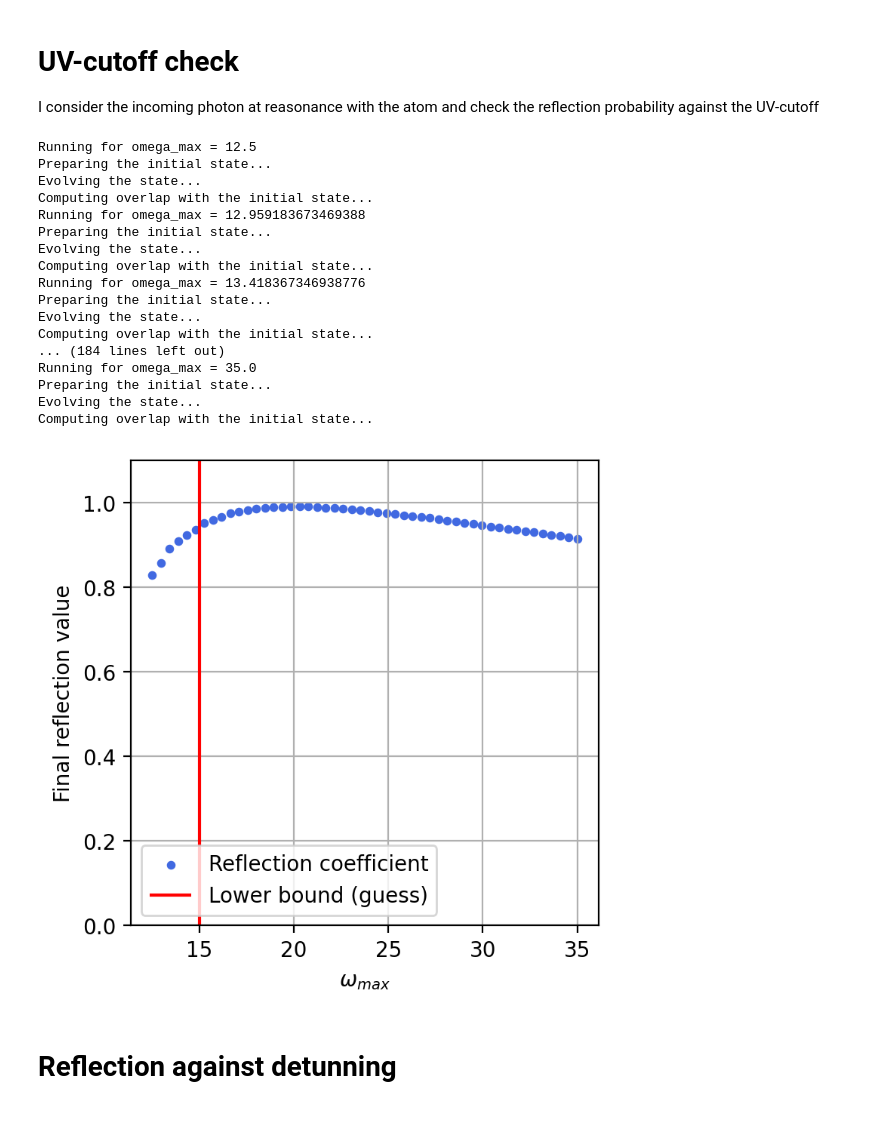
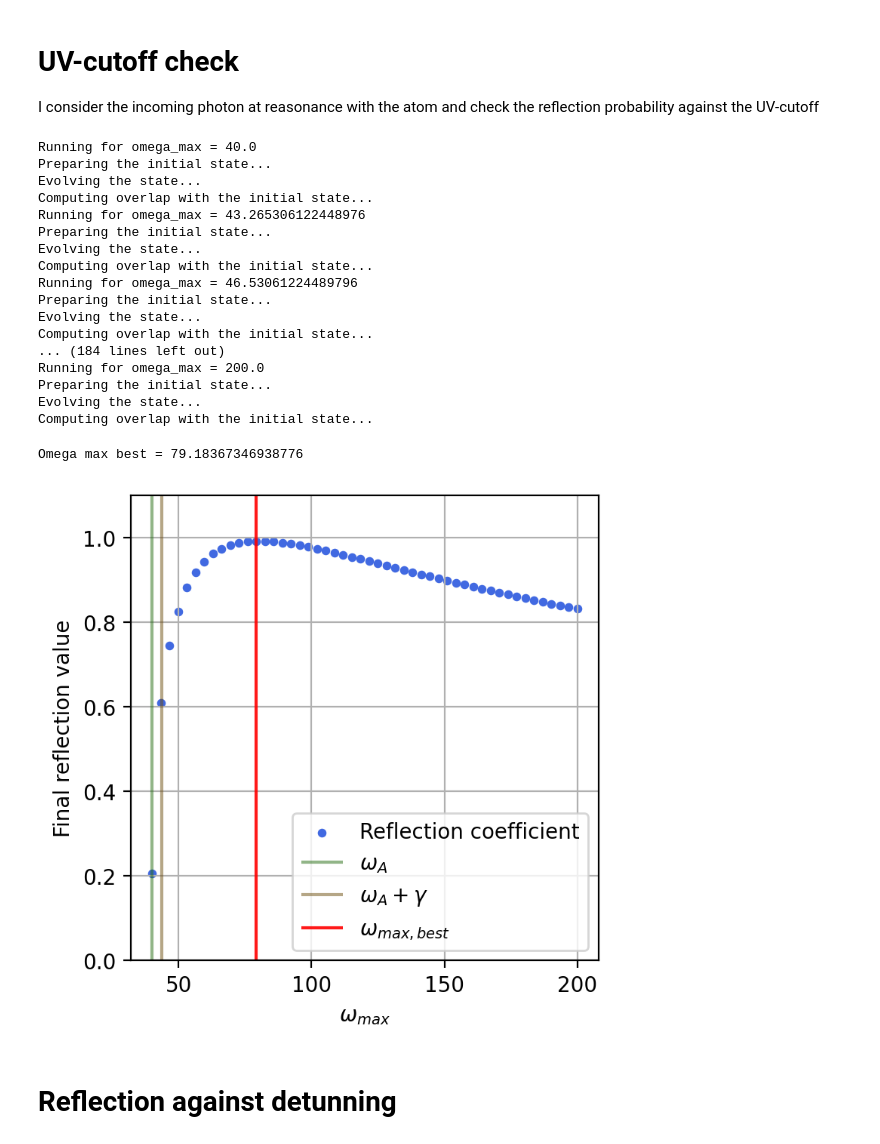
Before and after one commit to rpiron/nii_internship, a Jupyter notebook: beamsplitter/callibration.ipynb, the cells around one changed output. Saved outputs shown, nothing was run; the diff lists cells and outputs as text; code cells hidden in the pictures.

```diff
--- a/beamsplitter/callibration.ipynb
+++ b/beamsplitter/callibration.ipynb
@@ -227,14 +227,14 @@ T = L/2
 dt = 0.01
 
 #Jaynes-Cummings parameter g_0 and energies
-g_0 = 0.5
-omega_A = 10
-omega_0 = 10
+g_0 = 0.3
+omega_A = 40
+omega_0 = 40
 gamma = g_0**2 * omega_A
 
 nb_freq = 50
 p_1_tab = np.zeros(nb_freq)
-omega_max_tab = np.linspace(omega_A + gamma, omega_A+10*gamma, nb_freq)
+omega_max_tab = np.linspace(omega_A, 5*omega_A, nb_freq)
 
 #initial photon wavepacket parameters
 sigma = L/8
@@ -249,35 +249,49 @@ for i in tqdm(range(nb_freq)):
     n_modes = len(k_tab)
     p_1_tab[i] = np.sum(np.abs(c_array[-1, :n_modes])**2)
 # %% [output]
-Running for omega_max = 12.5
+Running for omega_max = 40.0
 Preparing the initial state...
 Evolving the state...
 Computing overlap with the initial state...
-Running for omega_max = 12.959183673469388
+Running for omega_max = 43.265306122448976
 Preparing the initial state...
 Evolving the state...
 Computing overlap with the initial state...
-Running for omega_max = 13.418367346938776
+Running for omega_max = 46.53061224489796
 Preparing the initial state...
 Evolving the state...
 Computing overlap with the initial state...
 ... (184 lines left out)
-Running for omega_max = 35.0
+Running for omega_max = 200.0
 Preparing the initial state...
 Evolving the state...
 Computing overlap with the initial state...
 # %%
+
+
 fig, ax = plt.subplots(1,1, figsize=(4,4), dpi=resol)
 ax.scatter(omega_max_tab, 1-p_1_tab, marker='o', color="royalblue", label='Reflection coefficient', s=10)
 ax.set_xlabel(r'$\omega_{max}$')
-ax.vlines(omega_A + 2*gamma, 0, 3, label='Lower bound (guess)', color='red')
+
+#set of interesting frequencies
+ax.vlines(omega_A, 0, 3, color='#246d11', alpha=0.5, label=r'$\omega_A$')
+ax.vlines(omega_A + gamma, 0, 3, color='#6d4e0f', alpha=0.5, label=r'$\omega_A + \gamma$')
+
+#best UV-cutoff
+index_best = np.argmin(p_1_tab)
+omega_max_best = omega_max_tab[index_best]
+
+ax.vlines(omega_max_best, 0, 3, color='red', alpha=0.9, label=r'$\omega_{max, best}$')
+print("Omega max best =", omega_max_best)
+
 ax.set_ylabel('Final reflection value')
 ax.set_ylim(0, 1.1)
 ax.grid()
 ax.legend()
 plt.show()
 # %% [output]
+Omega max best = 79.18367346938776
-[figure, old version]
+[figure, new version]
 # %% [markdown]
 <h1> Reflection against detunning </h1>
 # %%
```
Also changed, not shown: parts of 4 cells of this notebook, 1 other file.
